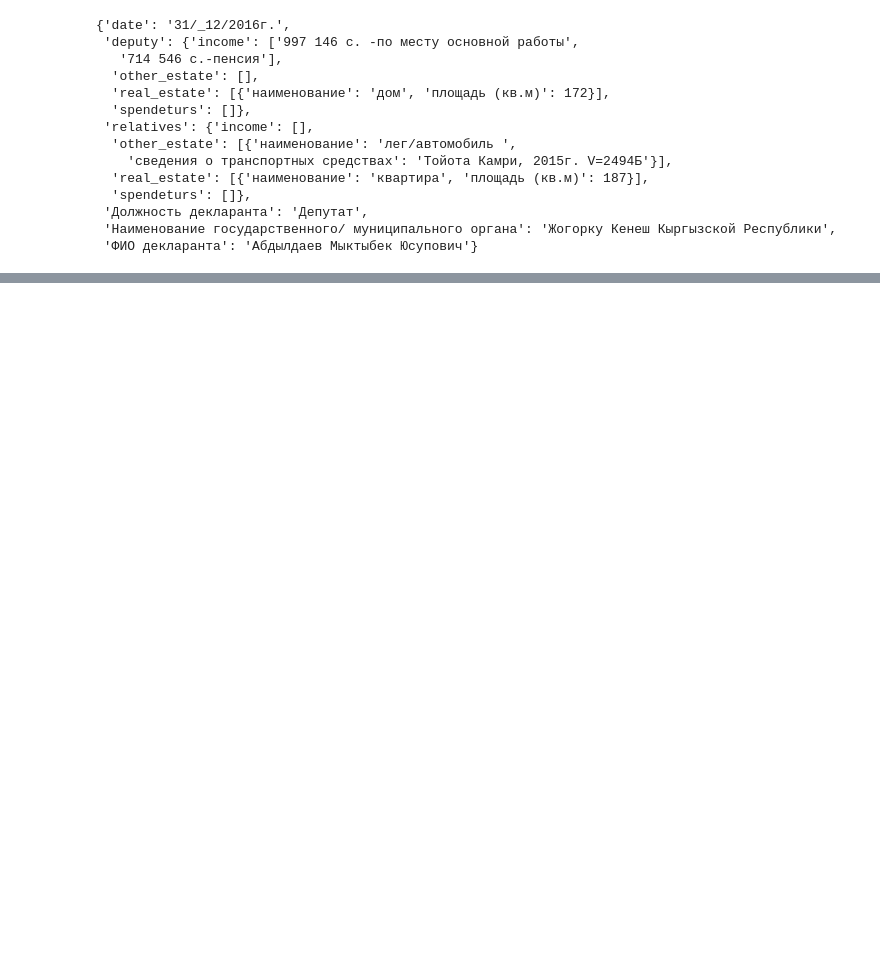
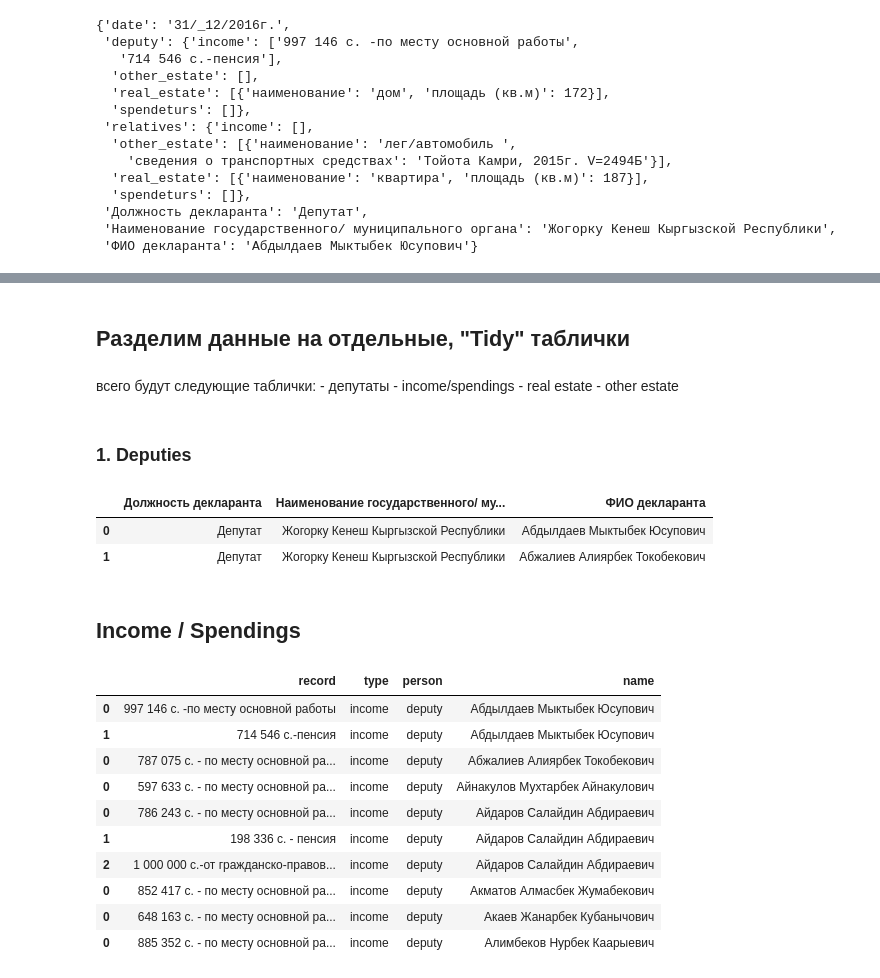
Before and after one commit to Casyfill/kg_declarations, a Jupyter notebook: code/4_clean_format.ipynb, the cells around one changed output, grey strips where cells are left out. Saved outputs shown, nothing was run; the diff lists cells and outputs as text; code cells hidden in the pictures; blank space fills up the shorter version.

```diff
--- a/code/4_clean_format.ipynb
+++ b/code/4_clean_format.ipynb
@@ -193,0 +31,10 @@ new_df.to_csv('../data/clean_declarations_table.csv')
+# %% [markdown]
+## Разделим данные на отдельные, "Tidy" таблички
+# %% [markdown]
+всего будут следующие таблички:
+    - депутаты
+    - income/spendings
+    - real estate
+    - other estate
+# %% [markdown]
+### 1. Deputies
@@ -193,0 +45,8 @@ new_df.to_csv('../data/clean_declarations_table.csv')
+# %%
+deputies.head(2)
+# %% [output]
+|  | Должность декларанта | Наименование государственного/ му... | ФИО декларанта |
+| 0 | Депутат | Жогорку Кенеш Кыргызской Республики | Абдылдаев Мыктыбек Юсупович |
+| 1 | Депутат | Жогорку Кенеш Кыргызской Республики | Абжалиев Алиярбек Токобекович |
+# %% [markdown]
+## Income / Spendings
@@ -193,0 +70,14 @@ new_df.to_csv('../data/clean_declarations_table.csv')
+# %%
+money.head(10)
+# %% [output]
+|  | record | type | person | name |
+| 0 | 997 146 с. -по месту основной работы | income | deputy | Абдылдаев Мыктыбек Юсупович |
+| 1 | 714 546 с.-пенсия | income | deputy | Абдылдаев Мыктыбек Юсупович |
+| 0 | 787 075 с. - по месту основной ра... | income | deputy | Абжалиев Алиярбек Токобекович |
+| 0 | 597 633 с. - по месту основной ра... | income | deputy | Айнакулов Мухтарбек Айнакулович |
+| 0 | 786 243 с. - по месту основной ра... | income | deputy | Айдаров Салайдин Абдираевич |
+| 1 | 198 336 с. - пенсия | income | deputy | Айдаров Салайдин Абдираевич |
+| 2 | 1 000 000 с.-от гражданско-правов... | income | deputy | Айдаров Салайдин Абдираевич |
+| 0 | 852 417 с. - по месту основной ра... | income | deputy | Акматов Алмасбек Жумабекович |
+| 0 | 648 163 с. - по месту основной ра... | income | deputy | Акаев Жанарбек Кубанычович |
+| 0 | 885 352 с. - по месту основной ра... | income | deputy | Алимбеков Нурбек Каарыевич |
```
Also changed, not shown: parts of 47 cells of this notebook, 6 other files.
